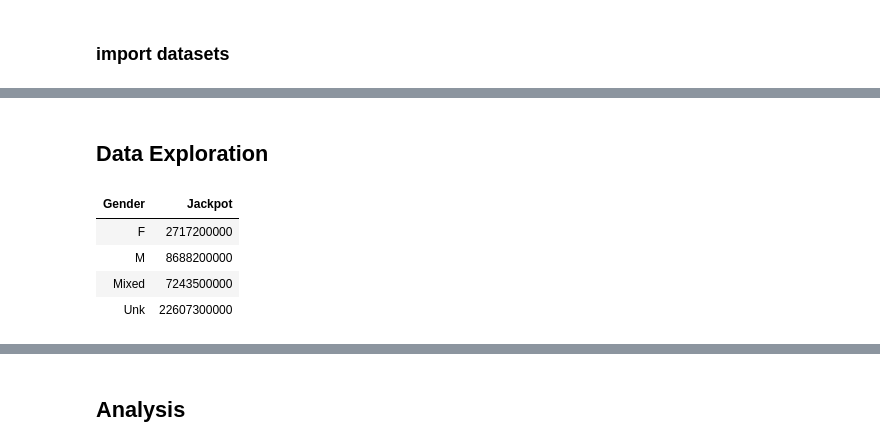
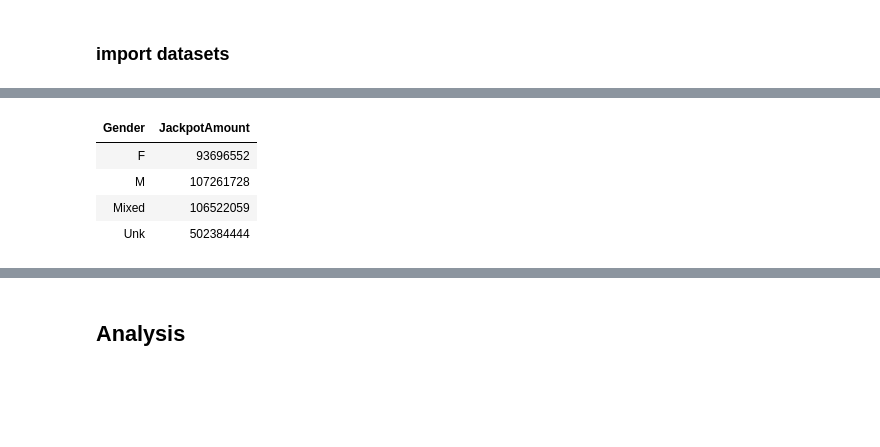
Before and after one commit to AlbiKovi/DSO110---Final-Group-Project, a Jupyter notebook: DSO110 - Final Group Project - Lottery - R Notebook.ipynb, the cells around one changed output, grey strips where cells are left out. Saved outputs shown, nothing was run; the diff lists cells and outputs as text; code cells hidden in the pictures; blank space fills up the shorter version.

```diff
--- a/DSO110 - Final Group Project - Lottery - R Notebook.ipynb
+++ b/DSO110 - Final Group Project - Lottery - R Notebook.ipynb
@@ -24,6 +17,5 @@ ERROR: Error in library(rcompanion): there is no package called 'rcompanion'
 # %%
 
 WinningNumbers <- read.csv("Lottery_Mega_Millions_Winning_Numbers__Beginning_2002_Wrangled.csv")
-Wins <- read.csv("jackpot winners.csv")
-SmallWins <- read.csv("nonjackpot winners.csv")
-EdAid<- read.csv("Lottery_Aid_to_Education__Beginning_2002.csv")
+Wins <- read.csv("AllWinners.csv")
+View(Wins)
@@ -41,9 +39,0 @@ colnames(SmallWins)
-# %%
-names(Wins)[names(Wins) == "amount..won"] <- "Jackpot"
-names(Wins)[names(Wins) == "state"] <- "State"
-names(Wins)[names(Wins) == "location"] <- "Location"
-names(Wins)[names(Wins) == "gender"] <- "Gender"
-keeps <- c("Date", "Jackpot", "State", "Location", "Gender")
-Wins <- Wins[keeps]
-names(SmallWins)[names(SmallWins) == "ï..Draw.Date"] <- "Date"
-names(SmallWins)[names(SmallWins) == "City"] <- "Location"
@@ -61,2 +39,0 @@ head(Wins2)
-# %% [markdown]
-## Data Exploration
@@ -63,9 +42,9 @@ head(Wins2)
 # %%
-JackpotByGender <- aggregate(Jackpot~Gender, Wins2, sum)
+JackpotByGender <- aggregate(JackpotAmount~Gender, Wins, mean)
 JackpotByGender
 # %% [output]
-| Gender | Jackpot |
-| F | 2717200000 |
-| M | 8688200000 |
-| Mixed | 7243500000 |
-| Unk | 22607300000 |
+| Gender | JackpotAmount |
+| F | 93696552 |
+| M | 107261728 |
+| Mixed | 106522059 |
+| Unk | 502384444 |
```
Also changed, not shown: parts of 94 cells of this notebook, 4 other files.
